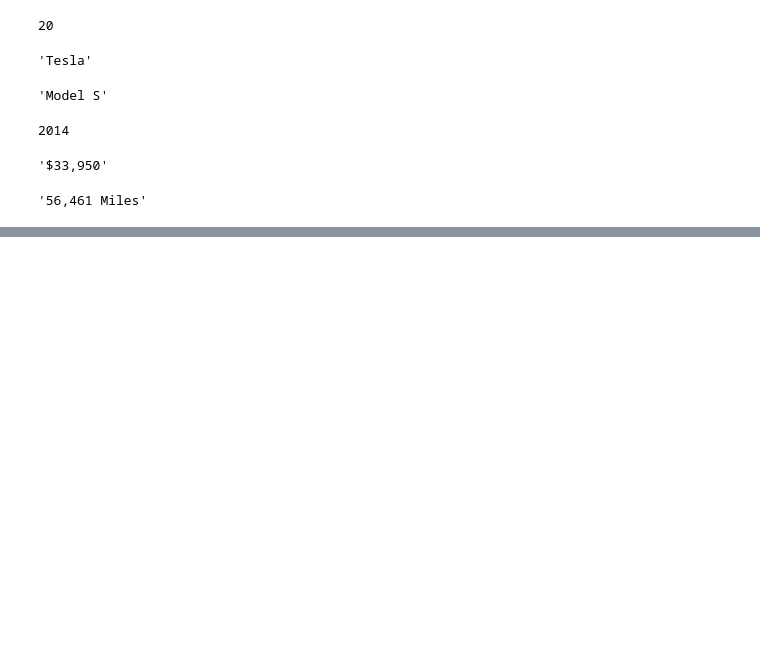
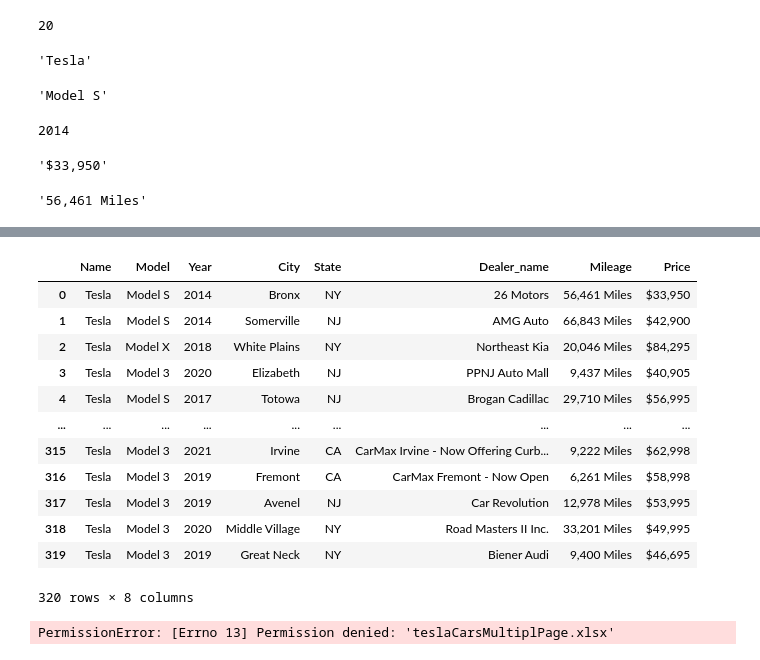
Before and after one commit to Anassedemnati/Ebooks.com_Web_Scraping, a Jupyter notebook: AutolistTeslaNy.ipynb, the cells around one changed output, grey strips where cells are left out. Cells and saved outputs as stored; diff of their text form; code cells hidden in the pictures; blank space fills up the shorter version.

```diff
--- a/AutolistTeslaNy.ipynb
+++ b/AutolistTeslaNy.ipynb
@@ -133,0 +353,22 @@ results_json[0]['mileage']
+# %%
+cars_multipl_df= pd.DataFrame({'Name':name,'Model':model,'Year':year,'City':city,'State':state,'Dealer_name':dealer_name,'Mileage':mileage,'Price':price})
+# %%
+cars_multipl_df
+# %% [output]
+|  | Name | Model | Year | City | State | Dealer_name | Mileage | Price |
+| 0 | Tesla | Model S | 2014 | Bronx | NY | 26 Motors | 56,461 Miles | $33,950 |
+| 1 | Tesla | Model S | 2014 | Somerville | NJ | AMG Auto | 66,843 Miles | $42,900 |
+| 2 | Tesla | Model X | 2018 | White Plains | NY | Northeast Kia | 20,046 Miles | $84,295 |
+| 3 | Tesla | Model 3 | 2020 | Elizabeth | NJ | PPNJ Auto Mall | 9,437 Miles | $40,905 |
+| 4 | Tesla | Model S | 2017 | Totowa | NJ | Brogan Cadillac | 29,710 Miles | $56,995 |
+| ... | ... | ... | ... | ... | ... | ... | ... | ... |
+| 315 | Tesla | Model 3 | 2021 | Irvine | CA | CarMax Irvine - Now Offering Curb... | 9,222 Miles | $62,998 |
+| 316 | Tesla | Model 3 | 2019 | Fremont | CA | CarMax Fremont - Now Open | 6,261 Miles | $58,998 |
+| 317 | Tesla | Model 3 | 2019 | Avenel | NJ | Car Revolution | 12,978 Miles | $53,995 |
+| 318 | Tesla | Model 3 | 2020 | Middle Village | NY | Road Masters II Inc. | 33,201 Miles | $49,995 |
+| 319 | Tesla | Model 3 | 2019 | Great Neck | NY | Biener Audi | 9,400 Miles | $46,695 |
+320 rows × 8 columns
+# %%
+cars_multipl_df.to_excel('teslaCarsMultiplPage.xlsx',index=False)
+# %% [output]
+PermissionError: [Errno 13] Permission denied: 'teslaCarsMultiplPage.xlsx'
```
Also changed, not shown: parts of 20 cells of this notebook, 1 other file.
